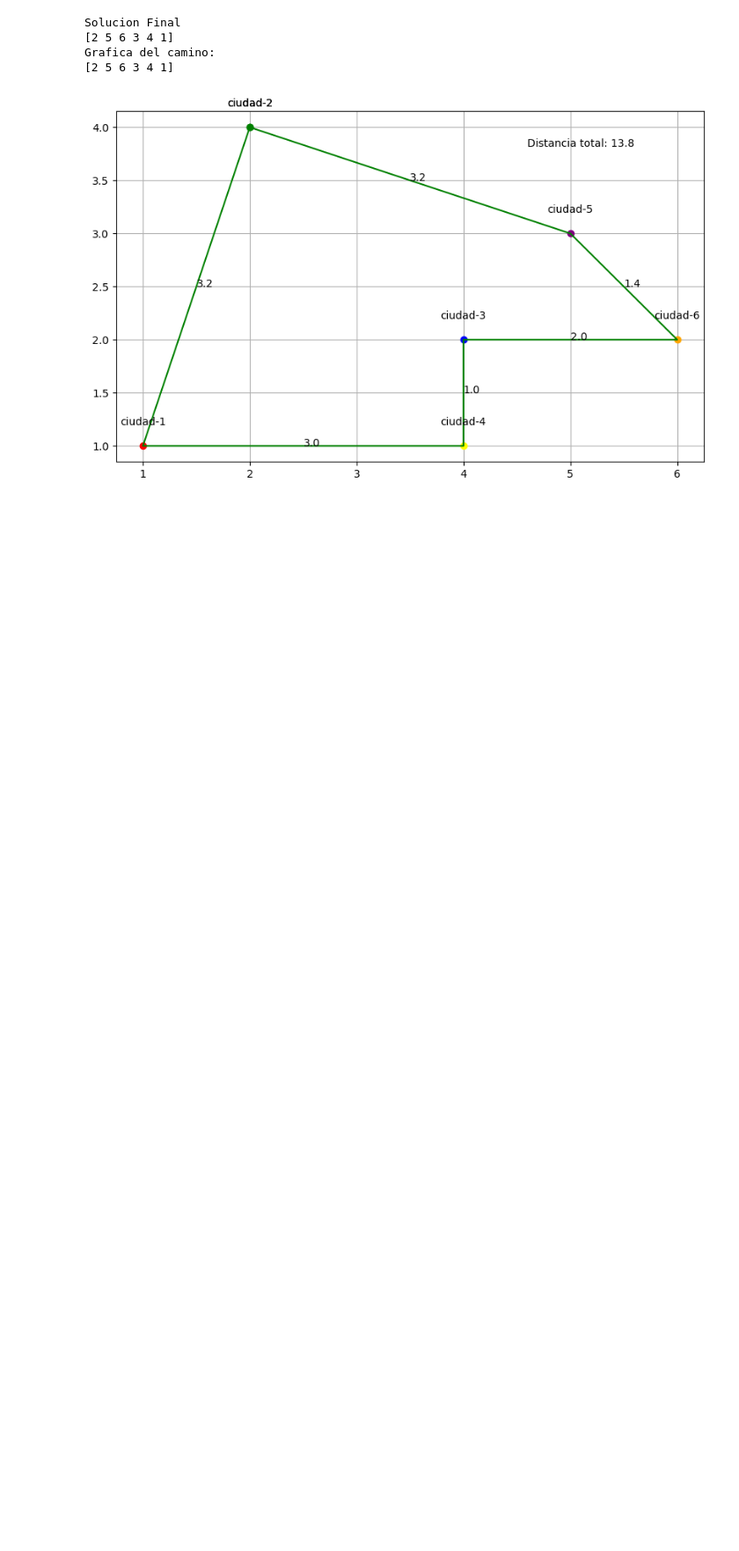
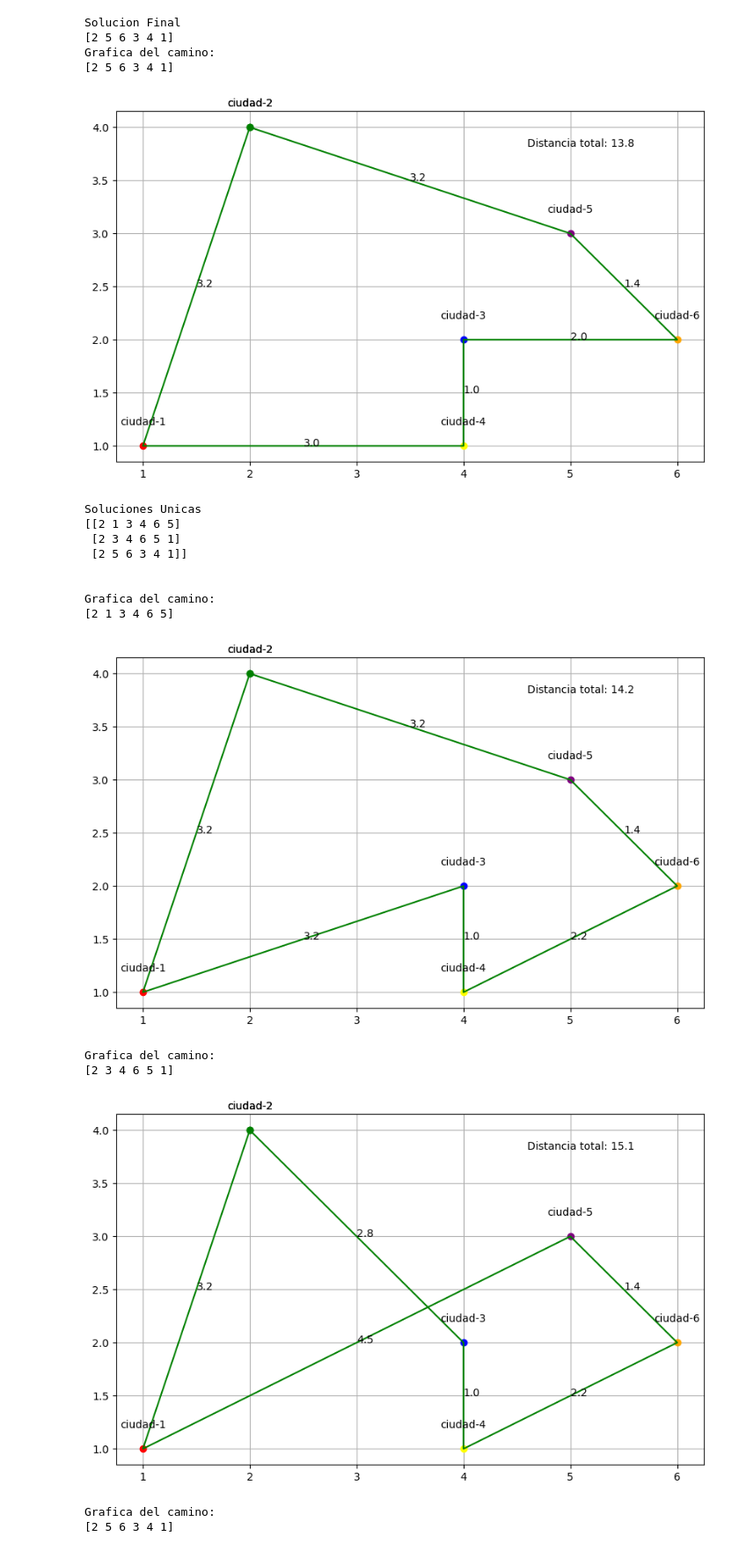
Before and after one commit to angelqva/vcinos-algoritmo-genetico, a Jupyter notebook: solucion.ipynb, the cells around one changed output. Shown at 88% size. Cells and saved outputs as stored; diff of their text form; code cells hidden in the pictures; blank space fills up the shorter version.

Commit message:
grafics of all solutions

```diff
--- a/solucion.ipynb
+++ b/solucion.ipynb
@@ -306,3 +306,26 @@ Solucion Final
 Grafica del camino:
 [2 5 6 3 4 1]
 [figure]
+# %%
+soluciones_unicas = np.unique(soluciones, axis=0)
+print("Soluciones Unicas")
+print(soluciones_unicas)
+print(" ")
+print(" ")
+for solucion in soluciones_unicas:
+    graficar_camino(solucion)
+# %% [output]
+Soluciones Unicas
+[[2 1 3 4 6 5]
+ [2 3 4 6 5 1]
+ [2 5 6 3 4 1]]
+
+
+Grafica del camino:
+[2 1 3 4 6 5]
+[figure, added]
+Grafica del camino:
+[2 3 4 6 5 1]
+[figure, added]
+Grafica del camino:
+[2 5 6 3 4 1]
```
Also changed, not shown: parts of 1 cell of this notebook.
